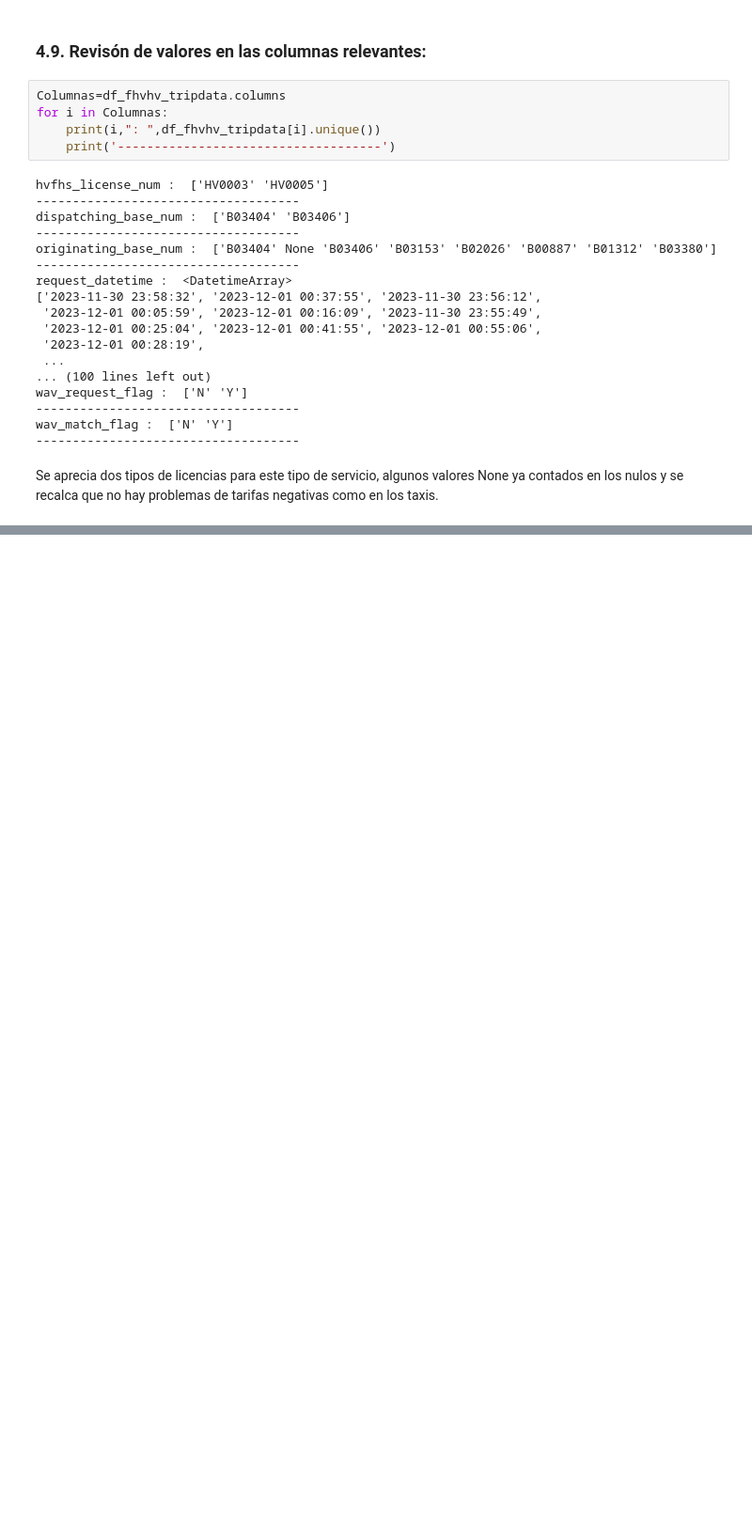
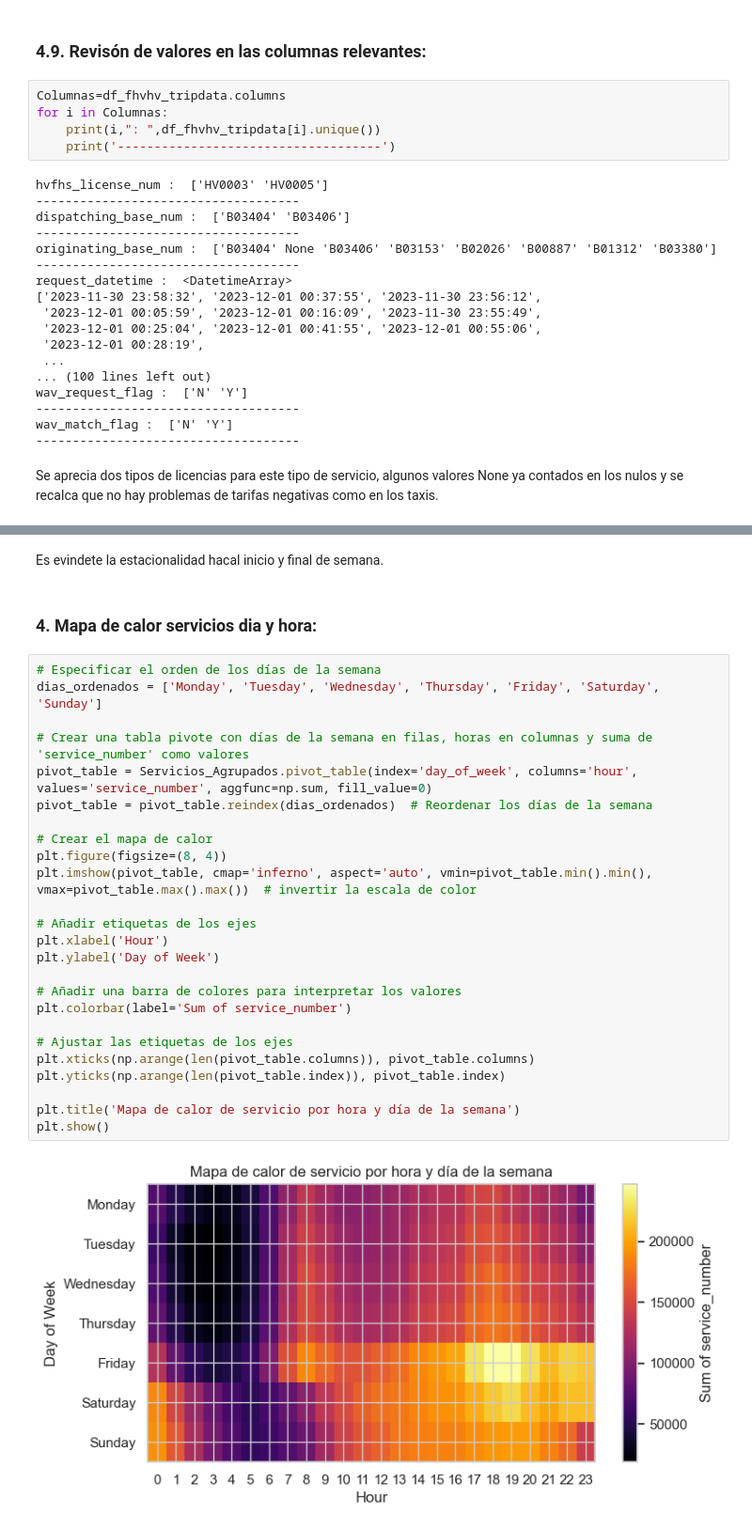
Before and after one commit to R4F43LB/EcoTaxisNYC, a Jupyter notebook: EDA/TLC_NYC.ipynb, the cells around one changed output, grey strips where cells are left out. Shown at 94% size. Drawn from its saved outputs; the diff is of its cells as text; blank space fills up the shorter version.

```diff
--- a/EDA/TLC_NYC.ipynb
+++ b/EDA/TLC_NYC.ipynb
@@ -703,0 +771,31 @@ Se aprecia dos tipos de licencias para este tipo de servicio, algunos valores No
+# %% [markdown]
+Es evindete la estacionalidad hacal inicio y final de semana.
+# %% [markdown]
+### 4. Mapa de calor servicios dia y hora:
+# %%
+# Especificar el orden de los días de la semana
+dias_ordenados = ['Monday', 'Tuesday', 'Wednesday', 'Thursday', 'Friday', 'Saturday', 'Sunday']
+
+# Crear una tabla pivote con días de la semana en filas, horas en columnas y suma de 'service_number' como valores
+pivot_table = Servicios_Agrupados.pivot_table(index='day_of_week', columns='hour', values='service_number', aggfunc=np.sum, fill_value=0)
+pivot_table = pivot_table.reindex(dias_ordenados)  # Reordenar los días de la semana
+
+# Crear el mapa de calor
+plt.figure(figsize=(8, 4))
+plt.imshow(pivot_table, cmap='inferno', aspect='auto', vmin=pivot_table.min().min(), vmax=pivot_table.max().max())  # invertir la escala de color
+
+# Añadir etiquetas de los ejes
+plt.xlabel('Hour')
+plt.ylabel('Day of Week')
+
+# Añadir una barra de colores para interpretar los valores
+plt.colorbar(label='Sum of service_number')
+
+# Ajustar las etiquetas de los ejes
+plt.xticks(np.arange(len(pivot_table.columns)), pivot_table.columns)
+plt.yticks(np.arange(len(pivot_table.index)), pivot_table.index)
+
+plt.title('Mapa de calor de servicio por hora y día de la semana')
+plt.show()
+# %% [output]
+[figure, added]
```
Also changed, not shown: parts of 18 cells of this notebook, 7 other files.
